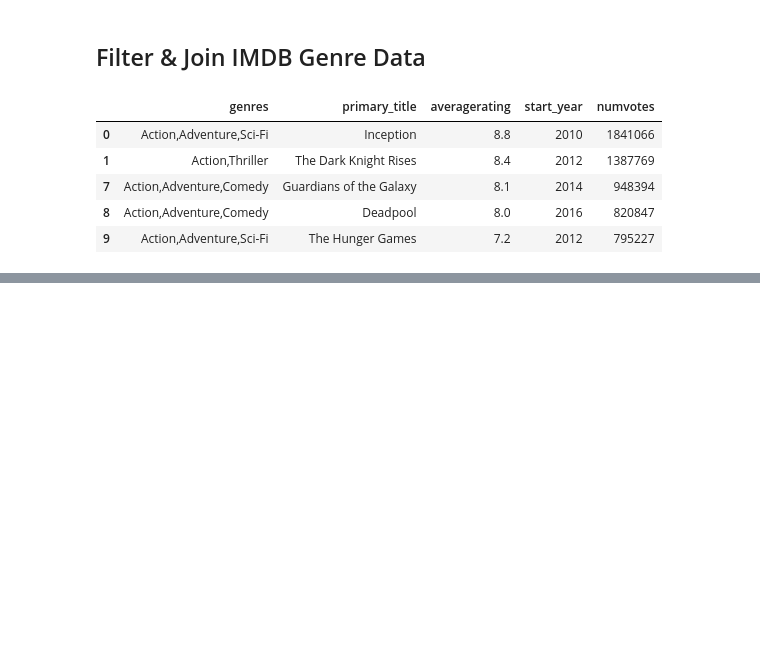
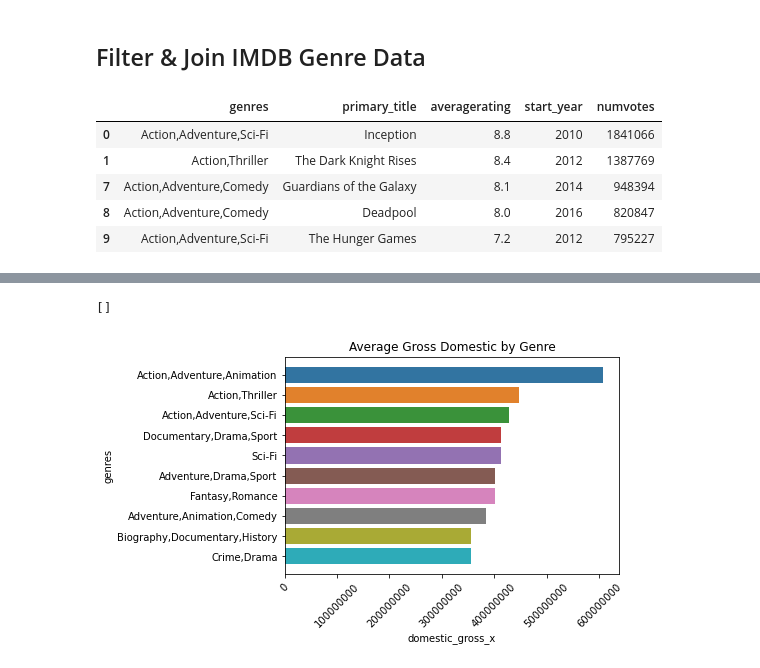
Before and after one commit to myleshansen/deloitte-intensive-capstone, a Jupyter notebook: capstone-nb.ipynb, the cells around one changed output, grey strips where cells are left out. Saved outputs shown, nothing was run; the diff lists cells and outputs as text; code cells hidden in the pictures; blank space fills up the shorter version.

Commit message:
Add charts for merged data

```diff
--- a/capstone-nb.ipynb
+++ b/capstone-nb.ipynb
@@ -268,3 +268,8 @@ merged
 | 47 | Sci-Fi | Wonder Woman | 4.2 | 2014 | 20 | 55 | 2017-06-02 | Wonder Woman | ... |
 | 48 | Family | Inside Out | 7.3 | 2011 | 15 | 98 | 2015-06-19 | Inside Out | ... |
 | 49 | Documentary,Drama,Sport | Wonder Woman | 6.9 | 2016 | 13 | 55 | 2017-06-02 | Wonder Woman | ... |
+# %%
+genres_grouped = merged.groupby(by=["genres"]).mean()
+# %%
+genres_grouped = genres_grouped.reset_index()
+genres_grouped
@@ -271,8 +294,13 @@ merged
 # %%
 sns.barplot(
-    x='genres',
-    y='movie',
-    data=merged.nlargest(10, 'domestic_gross')
+    x='domestic_gross_x',
+    y='genres',
+    data=genres_grouped.nlargest(10, 'domestic_gross_x')
 )
 plt.ticklabel_format(style='plain', axis='x')
 plt.xticks(rotation=45)
+plt.title('Average Gross Domestic by Genre')
+plt.plot()
+# %% [output]
+[]
+[figure, added]
```
Also changed, not shown: parts of 6 cells of this notebook.
